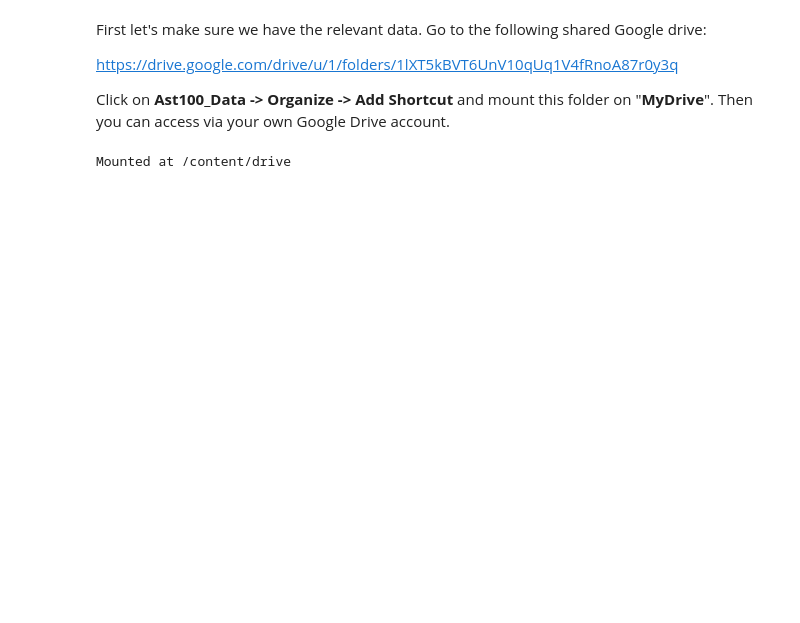
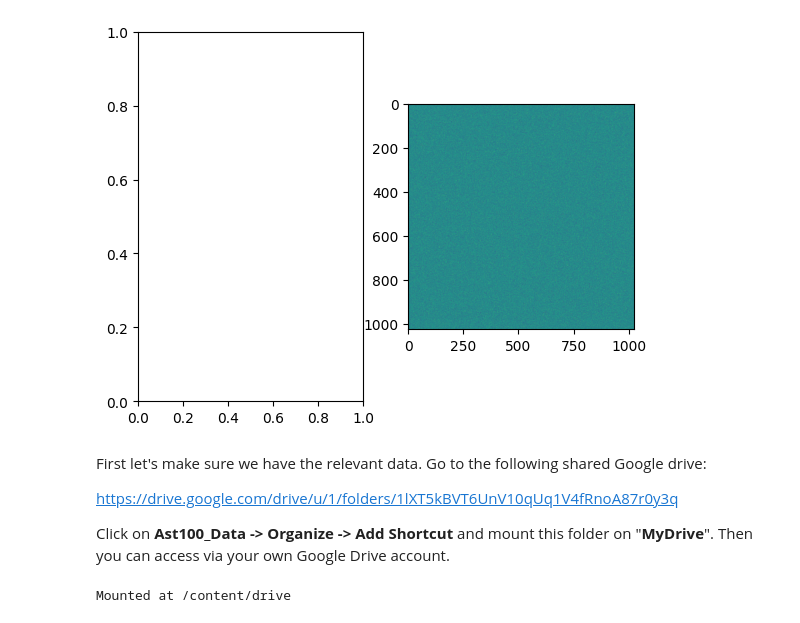
Before and after one commit to liamconnor/final_project_ast100, a Jupyter notebook: Ast100_Lecture8.ipynb, the cells around one changed output. Cells and saved outputs as stored; diff of their text form; code cells hidden in the pictures; blank space fills up the shorter version.

```diff
--- a/Ast100_Lecture8.ipynb
+++ b/Ast100_Lecture8.ipynb
@@ -36,3 +32,11 @@ Successfully installed photutils-2.2.0
+# %%
+fig = plt.figure()
+plt.subplot(1,2,1)
+plt.subplot(1,2,2)
+plt.imshow(np.random.normal(0,1,(1024,1024)))
+plt.show()
+# %% [output]
+[figure, added]
 # %% [markdown]
 First let's make sure we have the relevant data. Go to the following shared Google drive:
 
```
Also changed, not shown: parts of 5 cells of this notebook.
